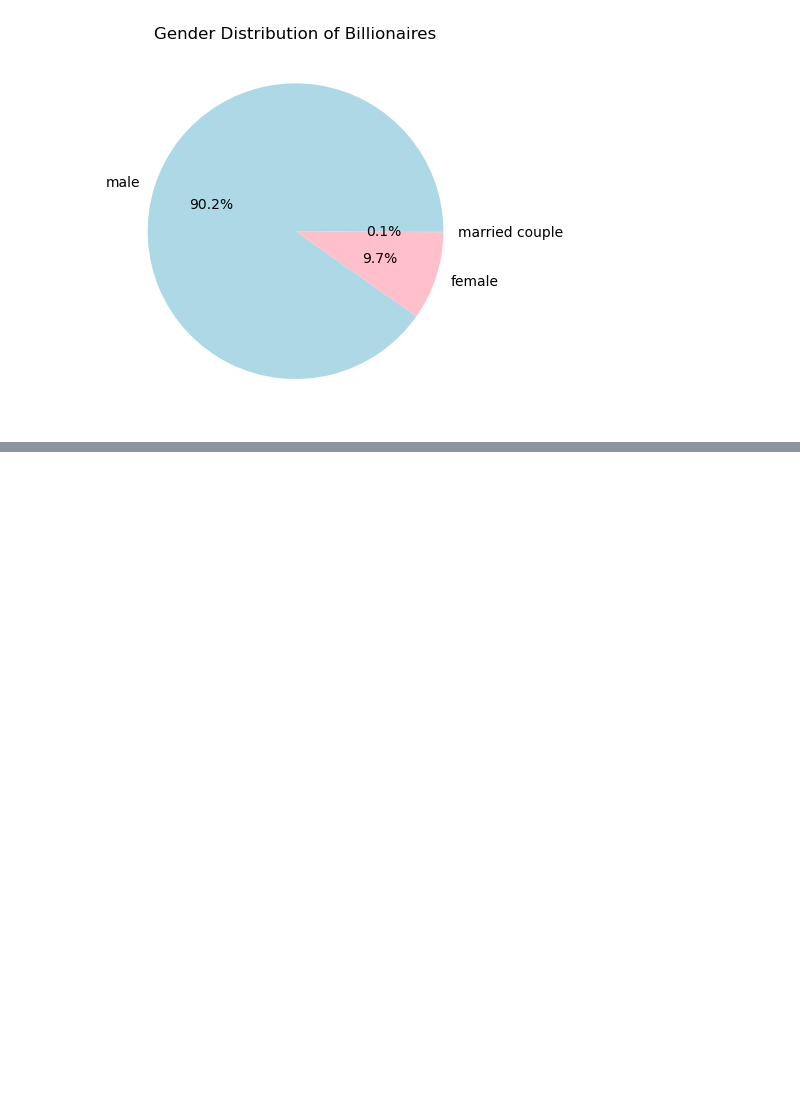
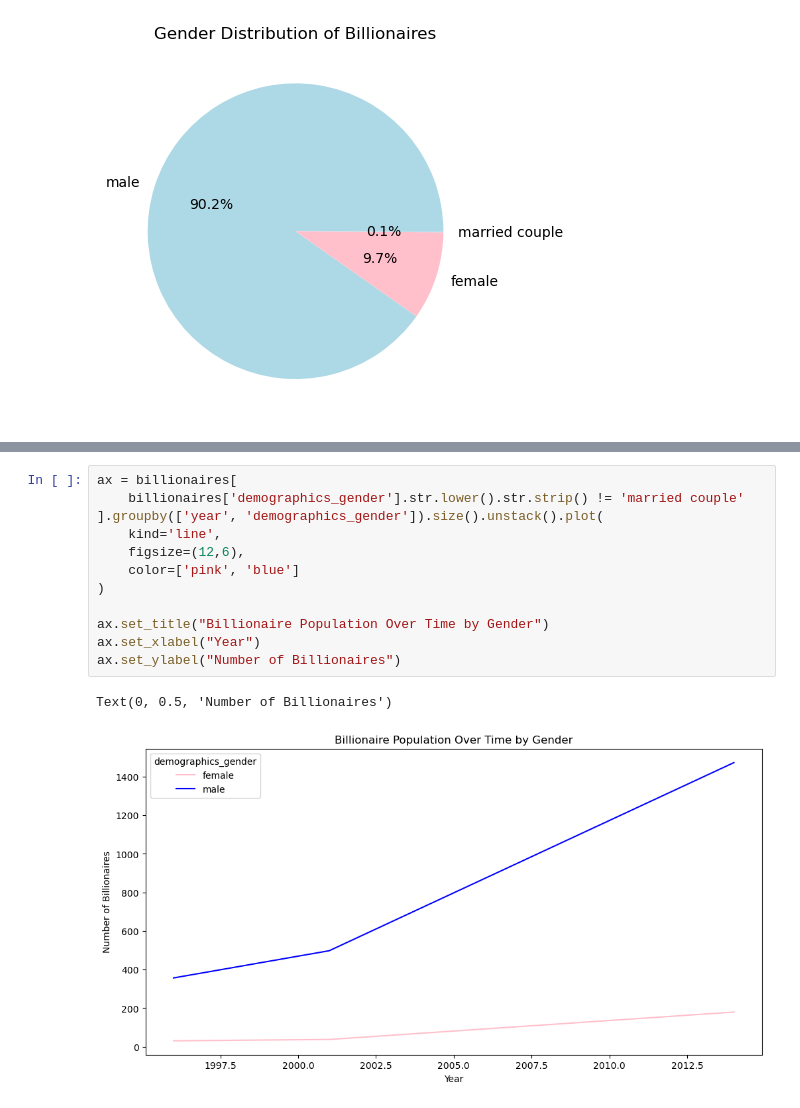
Before and after one commit to aleren040406/cs-130-project, a Jupyter notebook: analysis.ipynb, the cells around one changed output, grey strips where cells are left out. Cells and saved outputs as stored; diff of their text form; blank space fills up the shorter version.

```diff
--- a/analysis.ipynb
+++ b/analysis.ipynb
@@ -486,0 +498,15 @@ plt.show()
+# %%
+ax = billionaires[
+    billionaires['demographics_gender'].str.lower().str.strip() != 'married couple'
+].groupby(['year', 'demographics_gender']).size().unstack().plot(
+    kind='line',
+    figsize=(12,6),
+    color=['pink', 'blue']
+)
+
+ax.set_title("Billionaire Population Over Time by Gender")
+ax.set_xlabel("Year")
+ax.set_ylabel("Number of Billionaires")
+# %% [output]
+Text(0, 0.5, 'Number of Billionaires')
+[figure, added]
```
Also changed, not shown: parts of 2 cells of this notebook, 9 other files.
